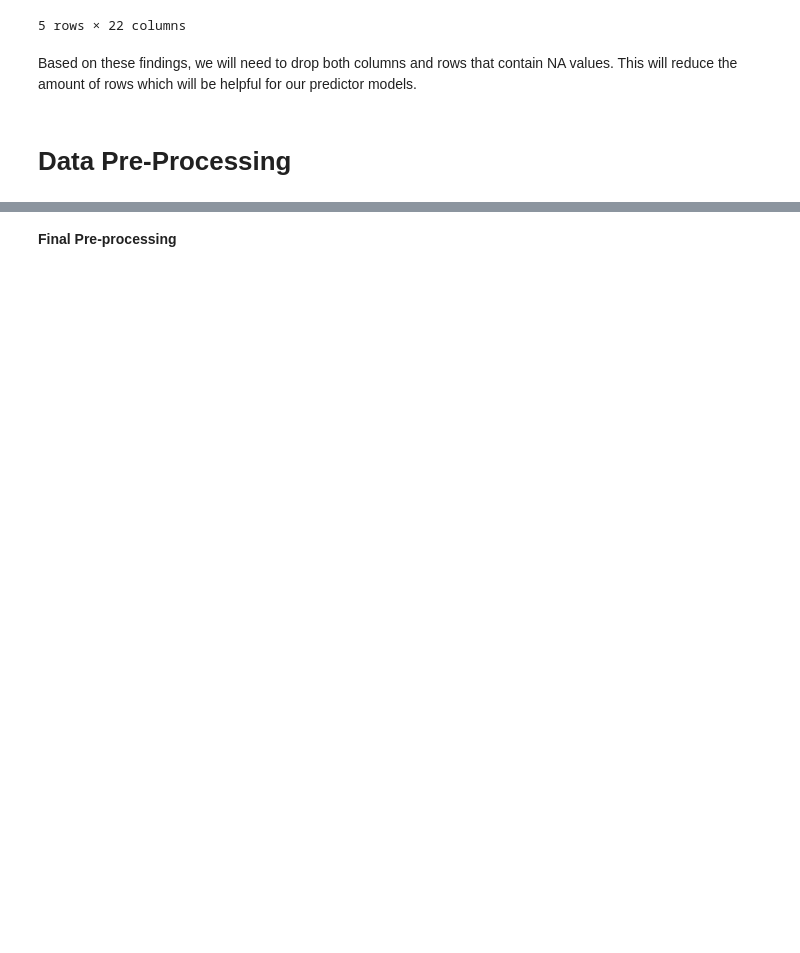
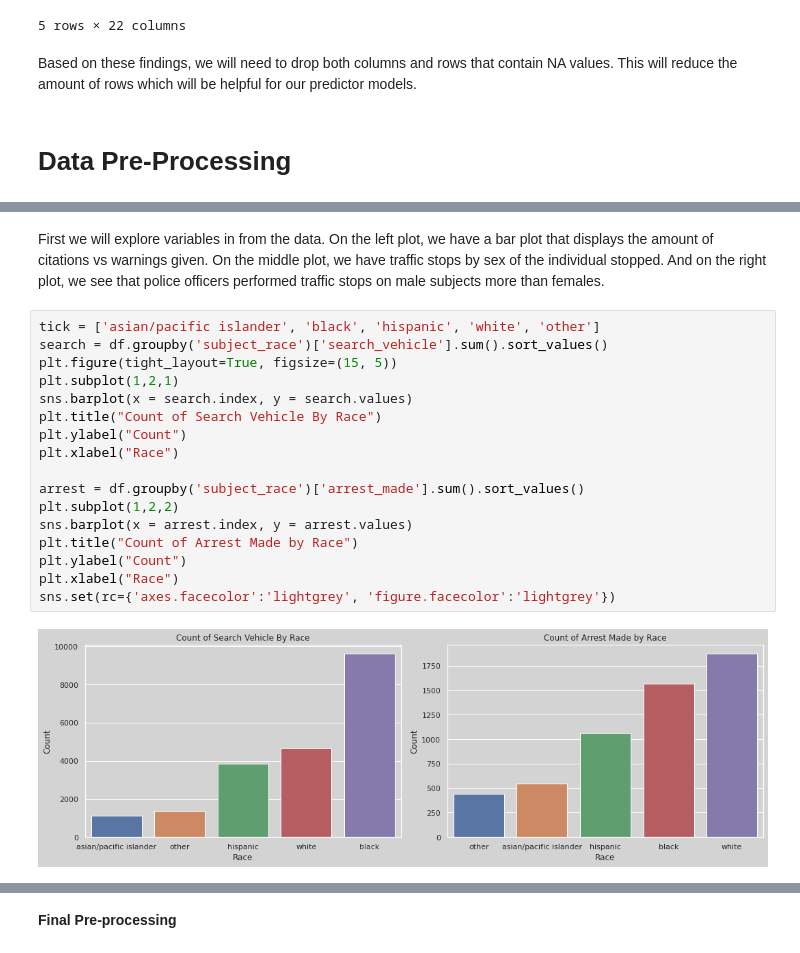
Before and after one commit to nimbuscloudservices/CST383-Project, a Jupyter notebook: cst383_project.ipynb, the cells around one changed output, grey strips where cells are left out. Saved outputs shown, nothing was run; the diff lists cells and outputs as text; blank space fills up the shorter version.

```diff
--- a/cst383_project.ipynb
+++ b/cst383_project.ipynb
@@ -194,0 +233,21 @@ Example of Features:
+# %% [markdown]
+First we will explore variables in from the data. On the left plot, we have a bar plot that displays the amount of citations vs warnings given. On the middle plot, we have traffic stops by sex of the individual stopped. And on the right plot, we see that police officers performed traffic stops on male subjects more than females.
+# %%
+tick = ['asian/pacific islander', 'black', 'hispanic', 'white', 'other']
+search = df.groupby('subject_race')['search_vehicle'].sum().sort_values()
+plt.figure(tight_layout=True, figsize=(15, 5))
+plt.subplot(1,2,1)
+sns.barplot(x = search.index, y = search.values)
+plt.title("Count of Search Vehicle By Race")
+plt.ylabel("Count")
+plt.xlabel("Race")
+
+arrest = df.groupby('subject_race')['arrest_made'].sum().sort_values()
+plt.subplot(1,2,2)
+sns.barplot(x = arrest.index, y = arrest.values)
+plt.title("Count of Arrest Made by Race")
+plt.ylabel("Count")
+plt.xlabel("Race")
+sns.set(rc={'axes.facecolor':'lightgrey', 'figure.facecolor':'lightgrey'})
+# %% [output]
+[figure, added]
```
Also changed, not shown: parts of 143 cells of this notebook.
